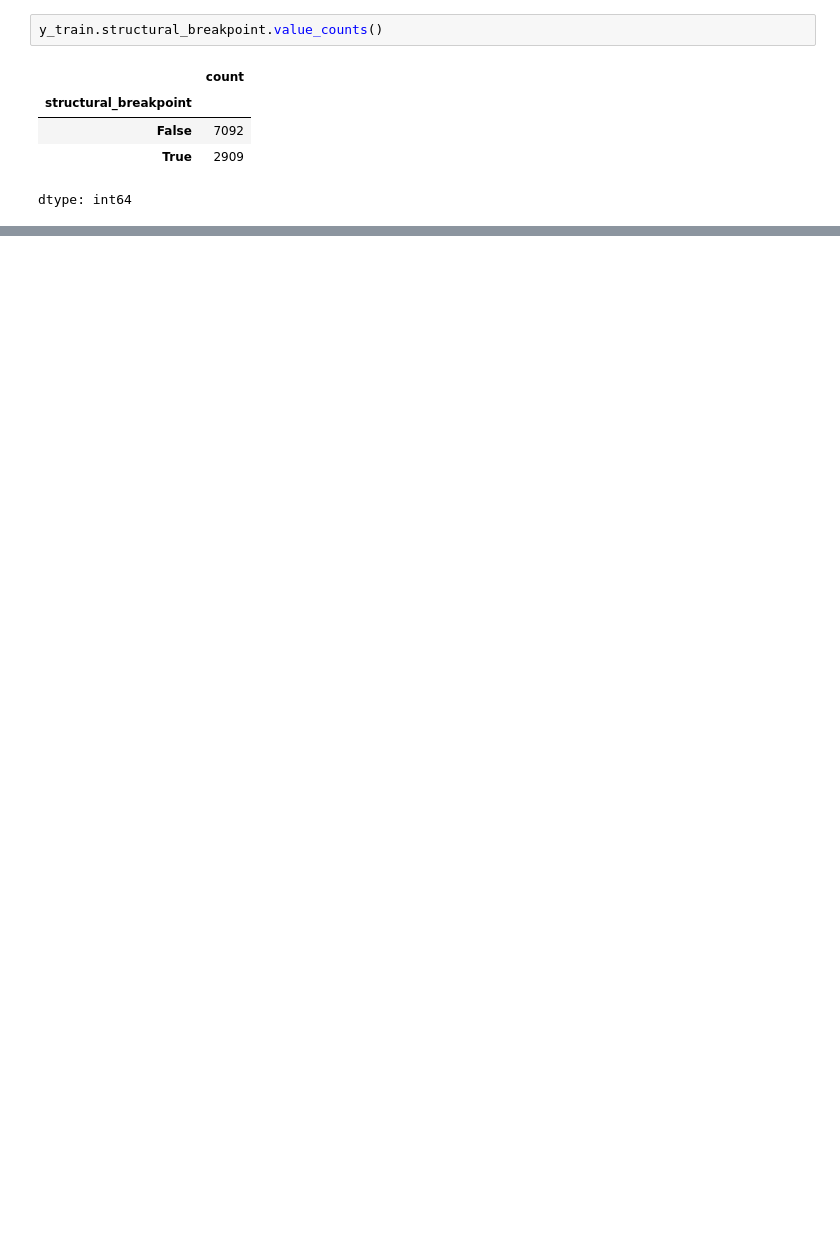
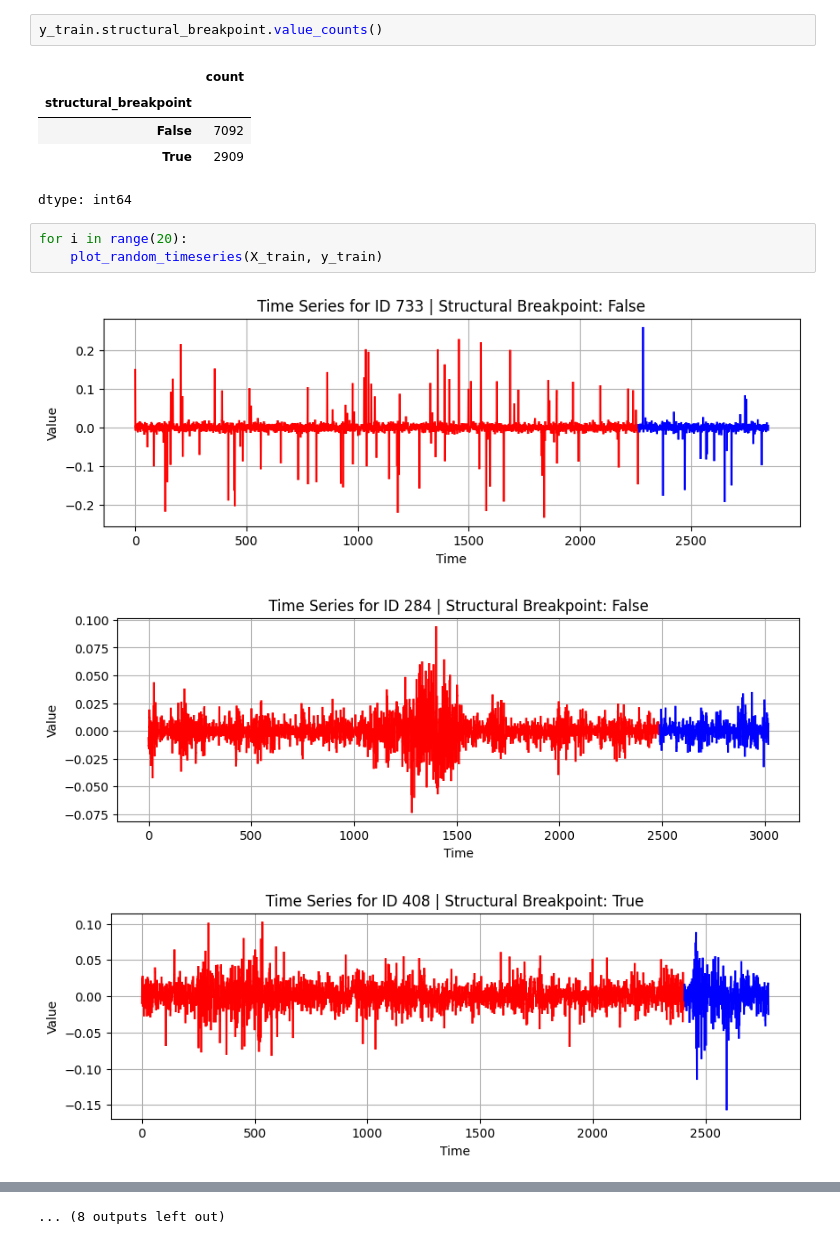
Before and after one commit to shashi3876/ADIA_Lab_Structural_Break_Challenge, a Jupyter notebook: EDA_and_Analysis.ipynb, the cells around one changed output, grey strips where cells are left out. Drawn from its saved outputs; the diff is of its cells as text; blank space fills up the shorter version.

```diff
--- a/EDA_and_Analysis.ipynb
+++ b/EDA_and_Analysis.ipynb
@@ -95,3 +93,10 @@ y_train.structural_breakpoint.value_counts()
 | False | 7092 |
 | True | 2909 |
 dtype: int64
+# %%
+for i in range(20):
+    plot_random_timeseries(X_train, y_train)
+# %% [output]
+[figure, added]
+[figure, added]
+[figure, added]
@@ -97,0 +112 @@ dtype: int64
+... (8 outputs left out)
```
Also changed, not shown: parts of 3 cells of this notebook.
